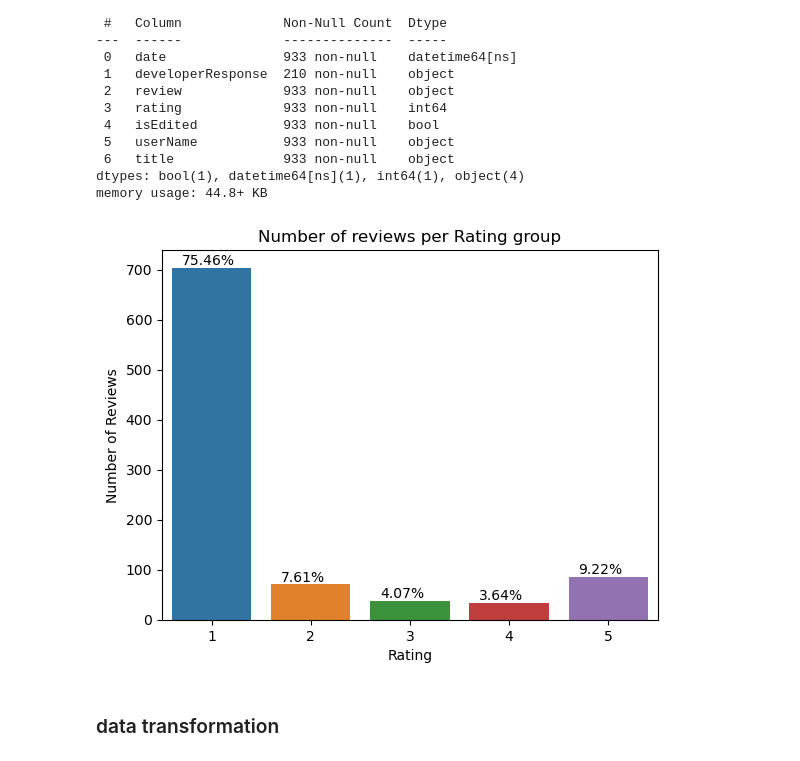
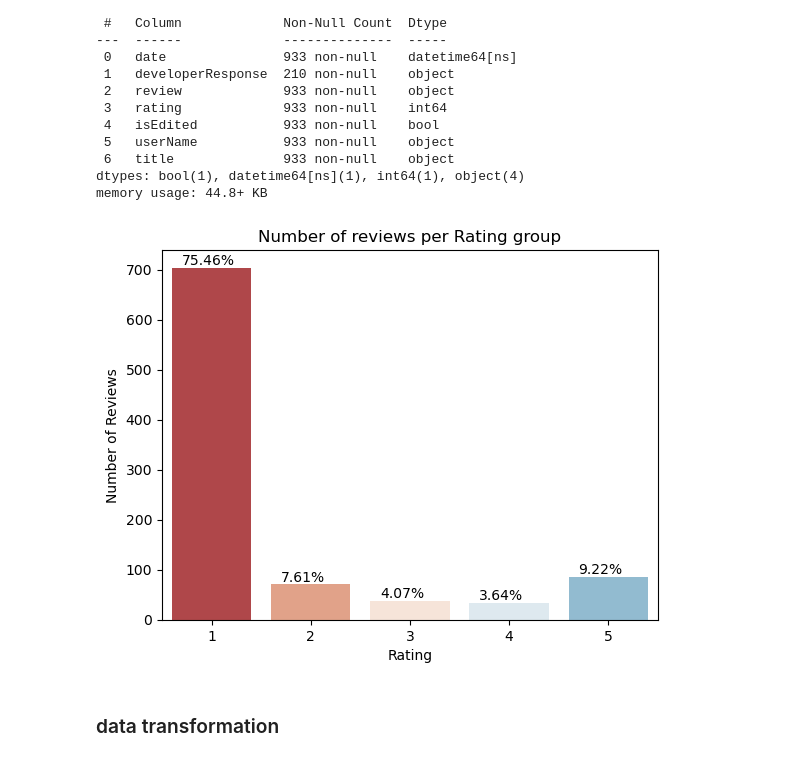
Before and after one commit to jiayii01/machine-learning-projects, a Jupyter notebook: nlp-on-activesg-reviews.ipynb, the cells around one changed output. Drawn from its saved outputs; the diff is of its cells as text; code cells hidden in the pictures.

```diff
--- a/nlp-on-activesg-reviews.ipynb
+++ b/nlp-on-activesg-reviews.ipynb
@@ -65,19 +47,20 @@ Data columns (total 7 columns):
 dtypes: bool(1), datetime64[ns](1), int64(1), object(4)
 memory usage: 44.8+ KB
 # %%
+sns.color_palette("RdBu_r")
 ax = sns.countplot(x=activeSGDF["rating"])
 ax.set(xlabel='Rating', ylabel='Number of Reviews',
        title='Number of reviews per Rating group')
 
 for p in ax.patches:
     txt = str(((p.get_height()/933)*100).round(2)) + '%'
     txt_x = p.get_x() + 0.1
     txt_y = p.get_height() +5
     ax.text(txt_x,txt_y,txt)
 
 plt.show()
 # %% [output]
-[figure, old version]
+[figure, new version]
 # %% [markdown]
 ### data transformation
 # %%
```
Also changed, not shown: parts of 15 cells of this notebook.
